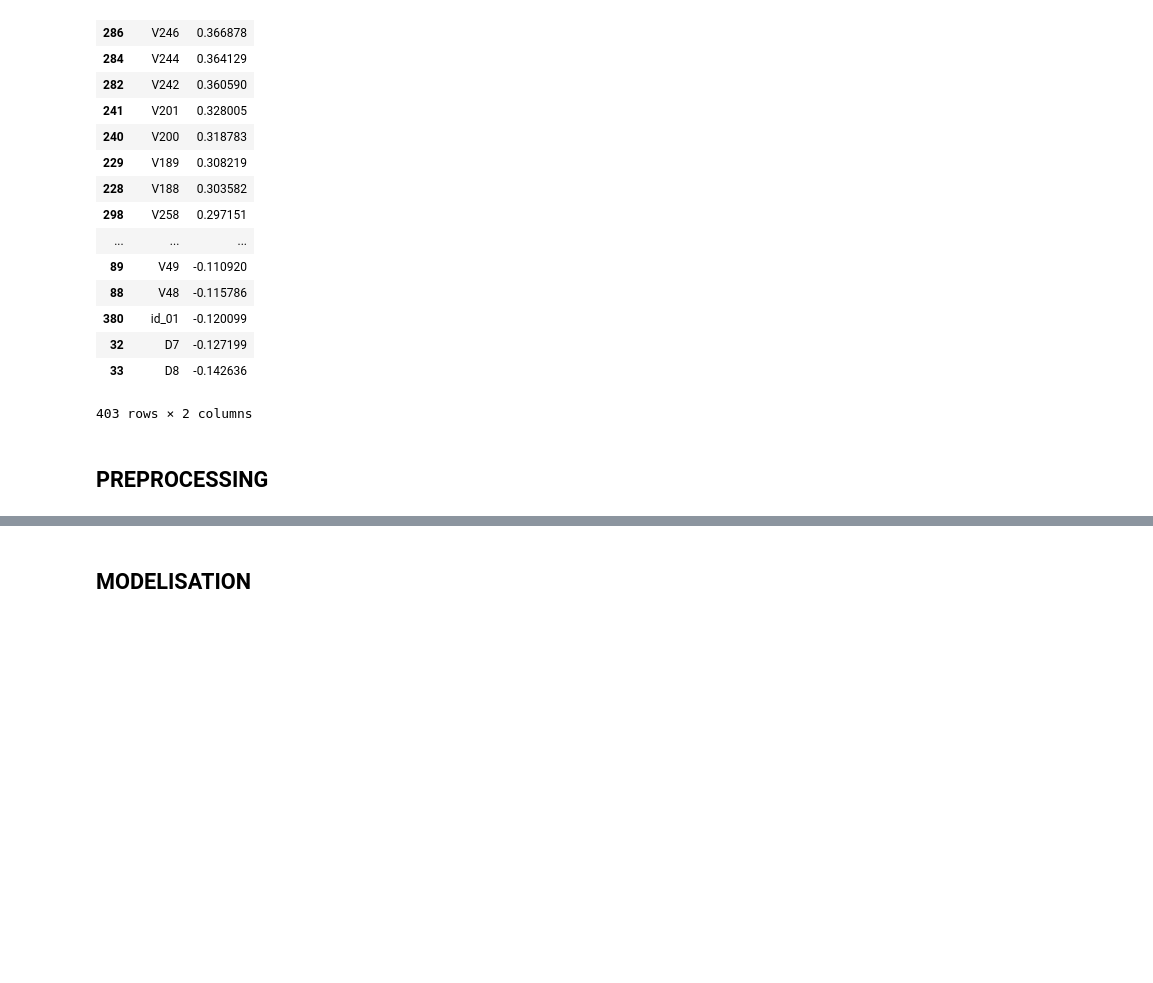
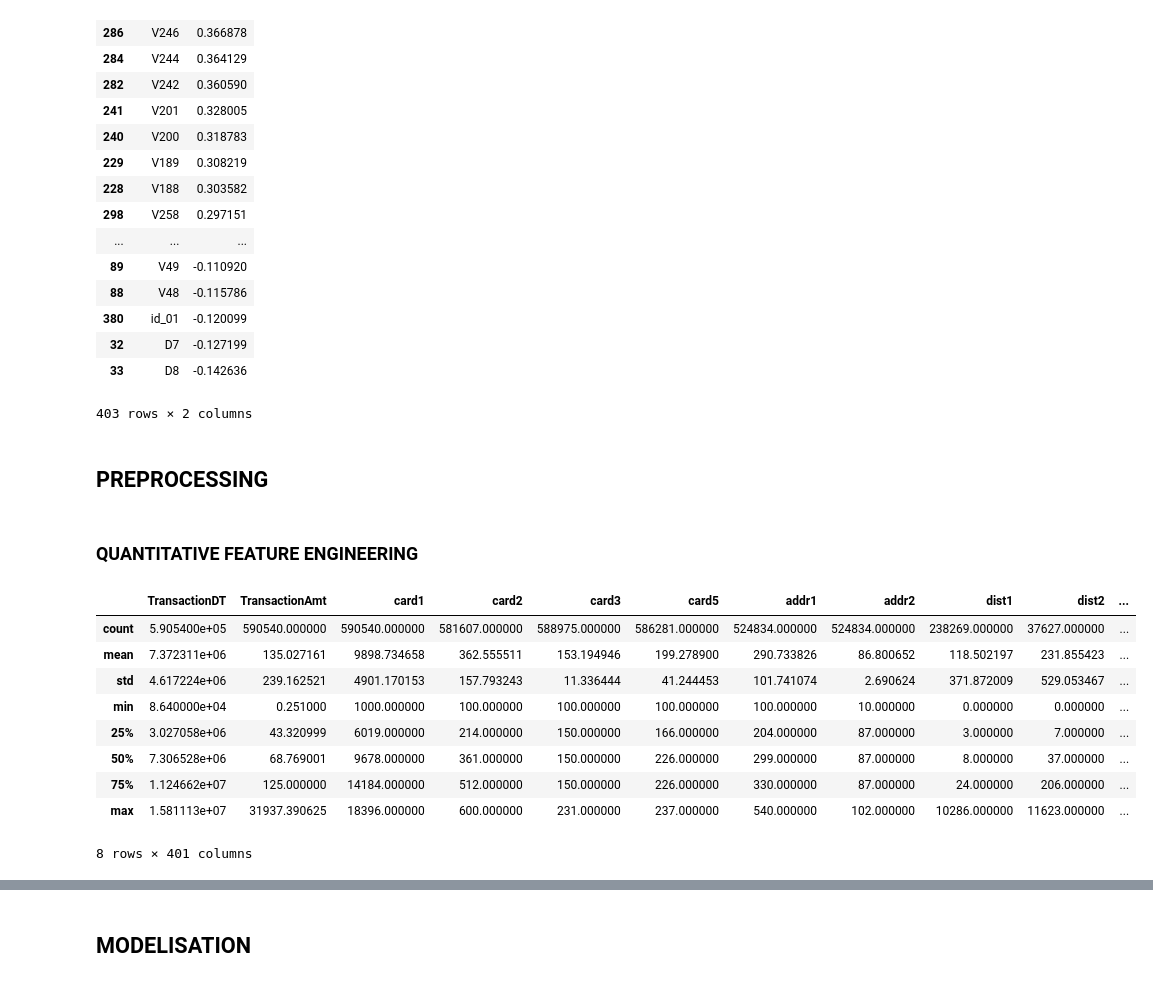
Before and after one commit to damien1994/fraud_detection_kaggle, a Jupyter notebook: notebooks/V1.ipynb, the cells around one changed output, grey strips where cells are left out. Saved outputs shown, nothing was run; the diff lists cells and outputs as text; code cells hidden in the pictures; blank space fills up the shorter version.

```diff
--- a/notebooks/V1.ipynb
+++ b/notebooks/V1.ipynb
@@ -120,3 +124,8 @@ df=df.drop("TransactionID", axis=1)
 # diff numeric & category columns
 df_quali=df.select_dtypes(include=['category'])
 df_quanti=df.select_dtypes(exclude=['category'])
+# %% [markdown]
+### QUANTITATIVE FEATURE ENGINEERING
+# %%
+labels=df_quanti["isFraud"]
+df_quanti=df_quanti.drop("isFraud", axis=1)
@@ -122,0 +140,13 @@ df_quanti=df.select_dtypes(exclude=['category'])
+# %%
+df_quanti.describe()
+# %% [output]
+|  | TransactionDT | TransactionAmt | card1 | card2 | card3 | card5 | addr1 | addr2 | dist1 | dist2 | ... |
+| count | 5.905400e+05 | 590540.000000 | 590540.000000 | 581607.000000 | 588975.000000 | 586281.000000 | 524834.000000 | 524834.000000 | 238269.000000 | 37627.000000 | ... |
+| mean | 7.372311e+06 | 135.027161 | 9898.734658 | 362.555511 | 153.194946 | 199.278900 | 290.733826 | 86.800652 | 118.502197 | 231.855423 | ... |
+| std | 4.617224e+06 | 239.162521 | 4901.170153 | 157.793243 | 11.336444 | 41.244453 | 101.741074 | 2.690624 | 371.872009 | 529.053467 | ... |
+| min | 8.640000e+04 | 0.251000 | 1000.000000 | 100.000000 | 100.000000 | 100.000000 | 100.000000 | 10.000000 | 0.000000 | 0.000000 | ... |
+| 25% | 3.027058e+06 | 43.320999 | 6019.000000 | 214.000000 | 150.000000 | 166.000000 | 204.000000 | 87.000000 | 3.000000 | 7.000000 | ... |
+| 50% | 7.306528e+06 | 68.769001 | 9678.000000 | 361.000000 | 150.000000 | 226.000000 | 299.000000 | 87.000000 | 8.000000 | 37.000000 | ... |
+| 75% | 1.124662e+07 | 125.000000 | 14184.000000 | 512.000000 | 150.000000 | 226.000000 | 330.000000 | 87.000000 | 24.000000 | 206.000000 | ... |
+| max | 1.581113e+07 | 31937.390625 | 18396.000000 | 600.000000 | 231.000000 | 237.000000 | 540.000000 | 102.000000 | 10286.000000 | 11623.000000 | ... |
+8 rows × 401 columns
```
Also changed, not shown: parts of 33 cells of this notebook.
